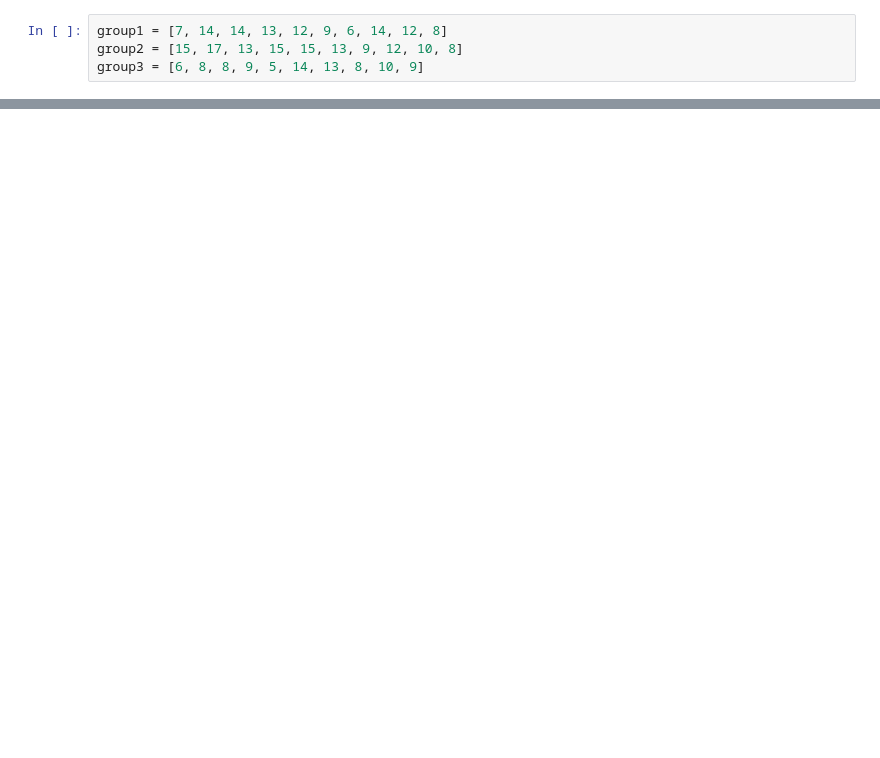
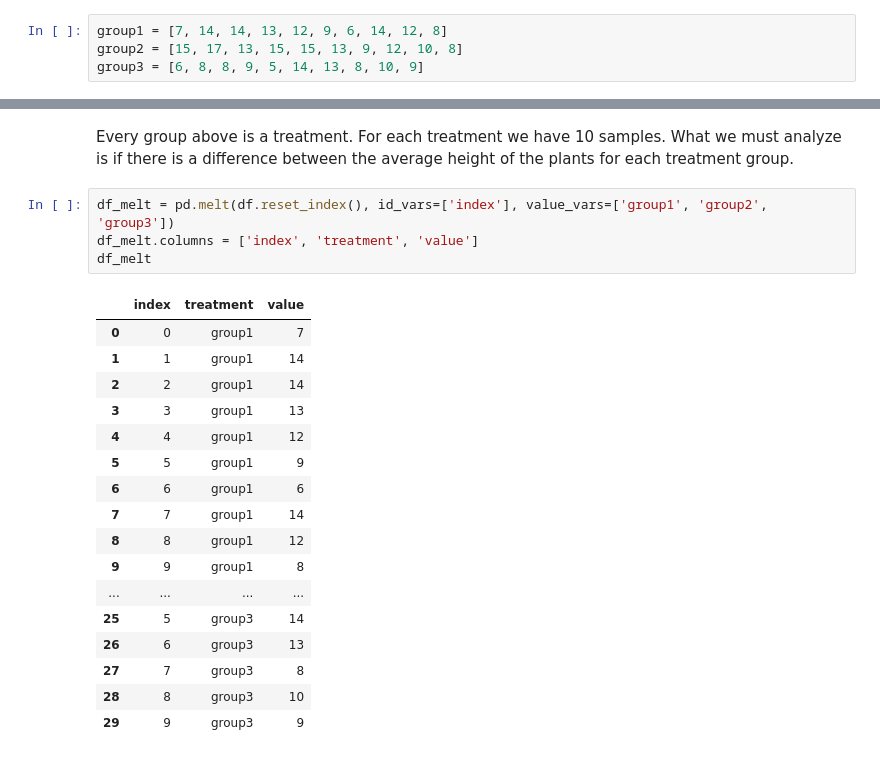
Before and after one commit to lucasquemelli/a-b_testing, a Jupyter notebook: ab_testing.ipynb, the cells around one changed output, grey strips where cells are left out. Drawn from its saved outputs; the diff is of its cells as text; blank space fills up the shorter version.

```diff
--- a/ab_testing.ipynb
+++ b/ab_testing.ipynb
@@ -1139,0 +1269,24 @@ group3 = [6, 8, 8, 9, 5, 14, 13, 8, 10, 9]
+# %% [markdown]
+Every group above is a treatment. For each treatment we have 10 samples. What we must analyze is if there is a difference between the average height of the plants for each treatment group.
+# %%
+df_melt = pd.melt(df.reset_index(), id_vars=['index'], value_vars=['group1', 'group2', 'group3'])
+df_melt.columns = ['index', 'treatment', 'value']
+df_melt
+# %% [output]
+|  | index | treatment | value |
+| 0 | 0 | group1 | 7 |
+| 1 | 1 | group1 | 14 |
+| 2 | 2 | group1 | 14 |
+| 3 | 3 | group1 | 13 |
+| 4 | 4 | group1 | 12 |
+| 5 | 5 | group1 | 9 |
+| 6 | 6 | group1 | 6 |
+| 7 | 7 | group1 | 14 |
+| 8 | 8 | group1 | 12 |
+| 9 | 9 | group1 | 8 |
+| ... | ... | ... | ... |
+| 25 | 5 | group3 | 14 |
+| 26 | 6 | group3 | 13 |
+| 27 | 7 | group3 | 8 |
+| 28 | 8 | group3 | 10 |
+| 29 | 9 | group3 | 9 |
```
Also changed, not shown: parts of 56 cells of this notebook.
